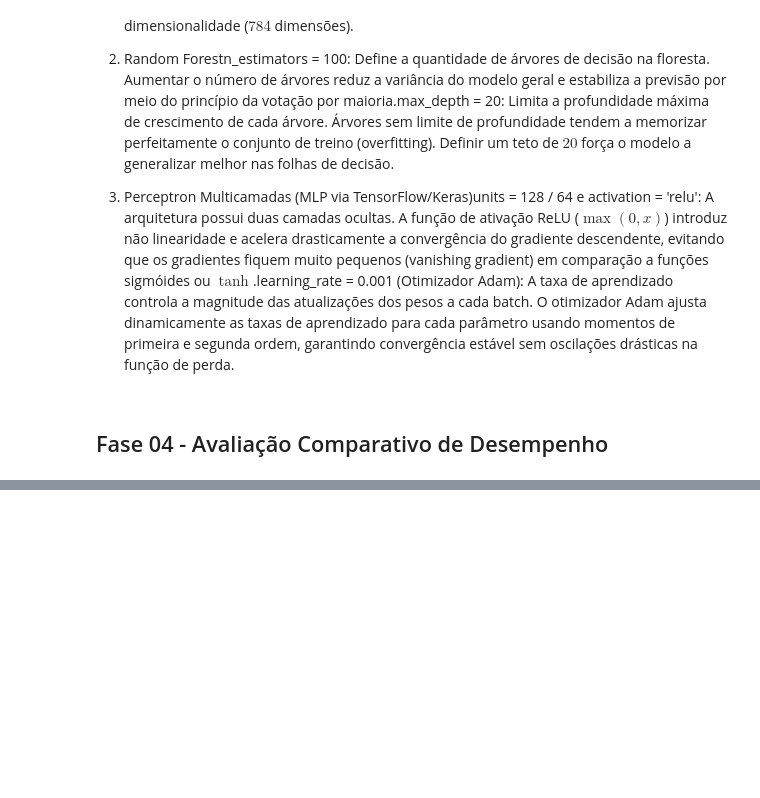
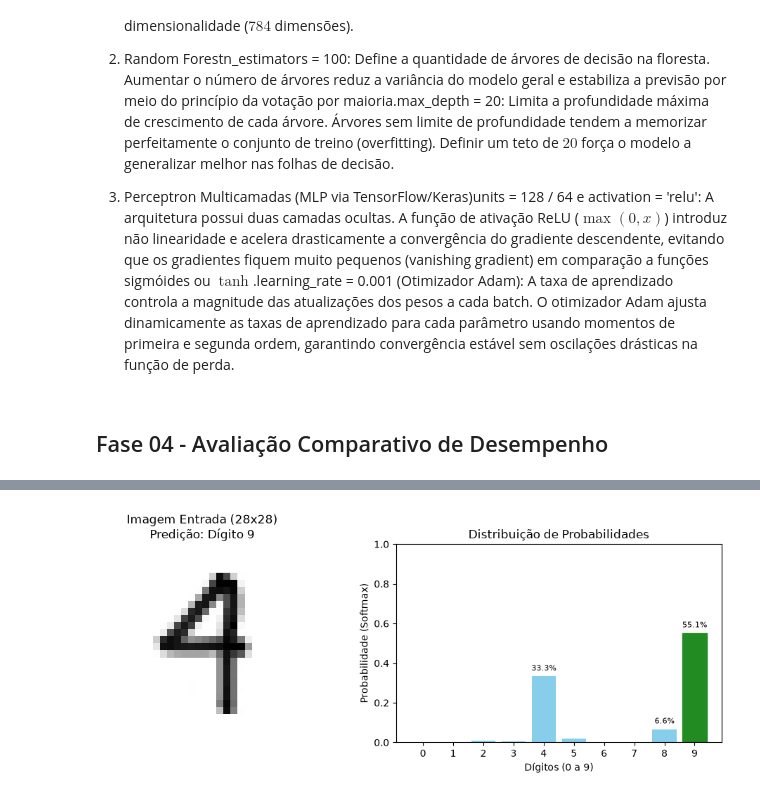
Before and after one commit to MYTakahashi/pixel-mind, a Jupyter notebook: pixel_pipeline.ipynb, the cells around one changed output, grey strips where cells are left out. Cells and saved outputs as stored; diff of their text form; code cells hidden in the pictures; blank space fills up the shorter version.

```diff
--- a/pixel_pipeline.ipynb
+++ b/pixel_pipeline.ipynb
@@ -416,0 +785,54 @@ weighted avg     0.9742    0.9741    0.9741     14000
+# %%
+# --- Execução da Inferência com Imagem Própria ---
+# Substitua 'meu_digito.png' pelo caminho do seu arquivo local
+caminho = "data/4a.png"
+
+try:
+    img_processada_vetor, img_28x28 = preprocessar_imagem_propria(caminho)
+
+    # Reformatação para o formato aceito pelo modelo (1, 784)
+    entrada_modelo = img_processada_vetor.reshape(1, 784)
+
+    # Predição com o modelo original (MLP treinado com todas as classes)
+    probs = mlp_model.predict(entrada_modelo)[0]
+    classe_predita = np.argmax(probs)
+
+    # Visualização: Imagem Processada ao lado do Gráfico de Probabilidades
+    fig, (ax1, ax2) = plt.subplots(1, 2, figsize=(10, 4))
+
+    # Ax 1: Imagem Processada
+    ax1.imshow(img_28x28, cmap="binary")
+    ax1.set_title(
+        f"Imagem Entrada (28x28)\nPredição: Dígito {classe_predita}"
+    )
+    ax1.axis("off")
+
+    # Ax 2: Gráfico de Probabilidades
+    barras = ax2.bar(range(10), probs, color="skyblue")
+    barras[classe_predita].set_color("forestgreen")
+    ax2.set_xticks(range(10))
+    ax2.set_xlabel("Dígitos (0 a 9)")
+    ax2.set_ylabel("Probabilidade (Softmax)")
+    ax2.set_title("Distribuição de Probabilidades")
+    ax2.set_ylim(0, 1.0)
+
+    for bar in barras:
+        yval = bar.get_height()
+        if yval > 0.05:
+            ax2.text(
+                bar.get_x() + bar.get_width() / 2.0,
+                yval + 0.02,
+                f"{yval:.1%}",
+                ha="center",
+                va="bottom",
+                fontsize=8,
+            )
+
+    plt.tight_layout()
+    plt.show()
+
+except FileNotFoundError:
+    print(
+        f"Arquivo '{caminho}' não encontrado. Salve sua imagem na mesma pasta do código e tente novamente."
+    )
+# %% [output]
@@ -416,0 +840 @@ weighted avg     0.9742    0.9741    0.9741     14000
+[figure, added]
```
Also changed, not shown: parts of 30 cells of this notebook, 20 other files.
